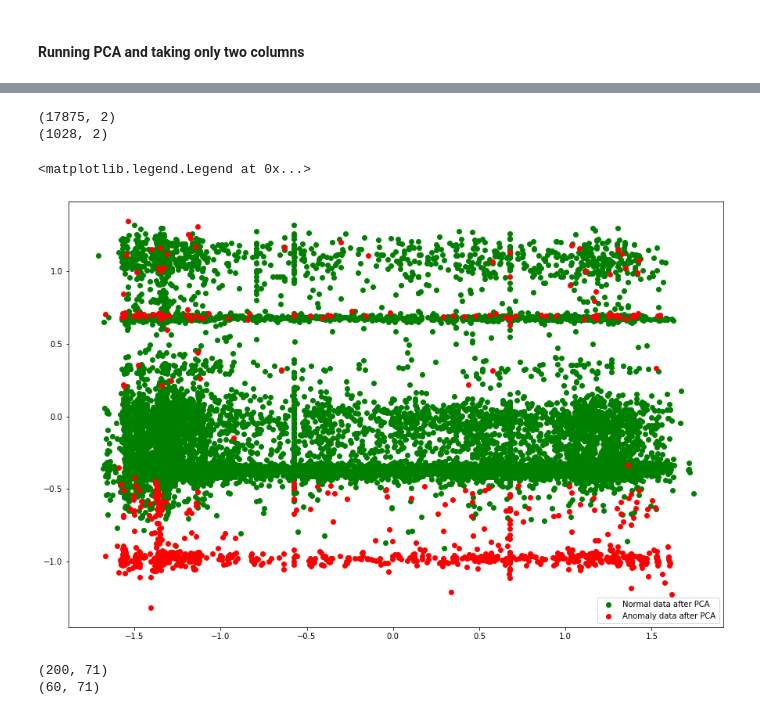
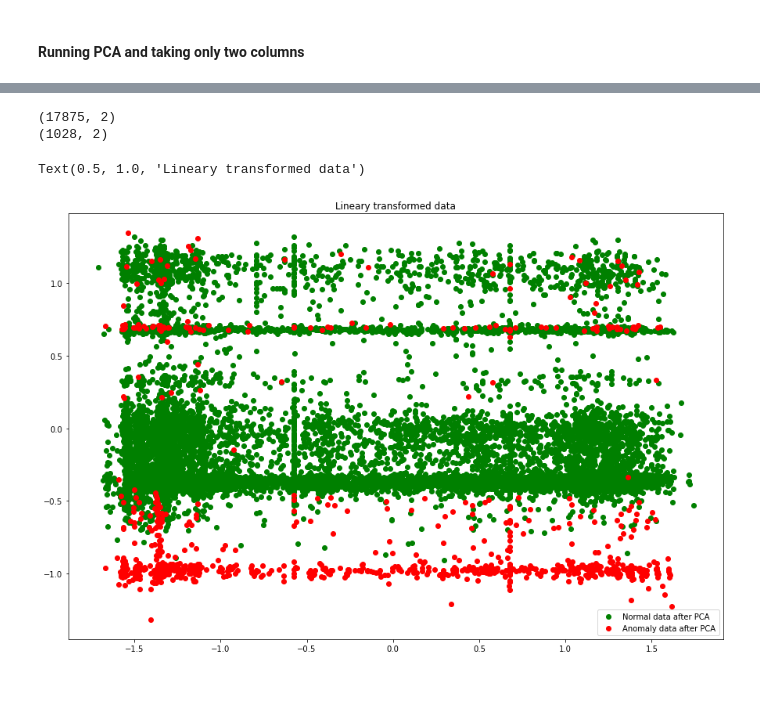
Before and after one commit to ivinokuri/generative-model, a Jupyter notebook: py/model/autoencoder/DataAnalyzing.ipynb, the cells around one changed output, grey strips where cells are left out. Drawn from its saved outputs; the diff is of its cells as text; code cells hidden in the pictures; blank space fills up the shorter version.

```diff
--- a/py/model/autoencoder/DataAnalyzing.ipynb
+++ b/py/model/autoencoder/DataAnalyzing.ipynb
@@ -479,8 +545,9 @@ print(most_important_column_names)
 # %%
-pca_comp = two_cols
-pca_comp = np.where(abs(pca_comp) <= 0.2, 0, pca_comp)
+important_pca_comp = two_cols
+important_pca_comp = np.where(abs(important_pca_comp) <= 0.2, 0, important_pca_comp)
 fig, axs = plt.subplots(1, figsize=(15, 5))
-axs.plot(abs(pca_comp.T), ".")
+axs.plot(abs(important_pca_comp.T), ".")
+axs.set_title('PCA coefficients')
 plt.grid()
 plt.show()
 plt.close()
@@ -493,22 +566,15 @@ $a = [0,0,0,..,a_n,0,..,a_k,0,...a_m,0...]\\\\
 # %%
 fig, axs = plt.subplots(1, figsize=(15, 10))
-normal_pca_data = pca_comp.dot(norm_data.T).T
-anomaly_pca_data = pca_comp.dot(anomaly_norm_data.T).T
+normal_pca_data = important_pca_comp.dot(norm_data.T).T
+anomaly_pca_data = important_pca_comp.dot(anomaly_norm_data.T).T
 print(normal_pca_data.shape)
 print(anomaly_pca_data.shape)
 axs.scatter(normal_pca_data[:,0], normal_pca_data[:,1], color="g", label="Normal data after PCA")
 axs.scatter(anomaly_pca_data[:,0], anomaly_pca_data[:,1], color="r", label="Anomaly data after PCA")
 axs.legend()
+axs.set_title('Lineary transformed data')
 # %% [output]
 (17875, 2)
 (1028, 2)
-<matplotlib.legend.Legend at 0x...>
+Text(0.5, 1.0, 'Lineary transformed data')
-[figure, old version]
+[figure, new version]
-# %%
-slice_d = norm_data.values[50:250,:]
-a_slice_d = anomaly_norm_data[500:560,:]
-print(slice_d.shape)
-print(a_slice_d.shape)
-# %% [output]
-(200, 71)
-(60, 71)
```
Also changed, not shown: parts of 31 cells of this notebook.
